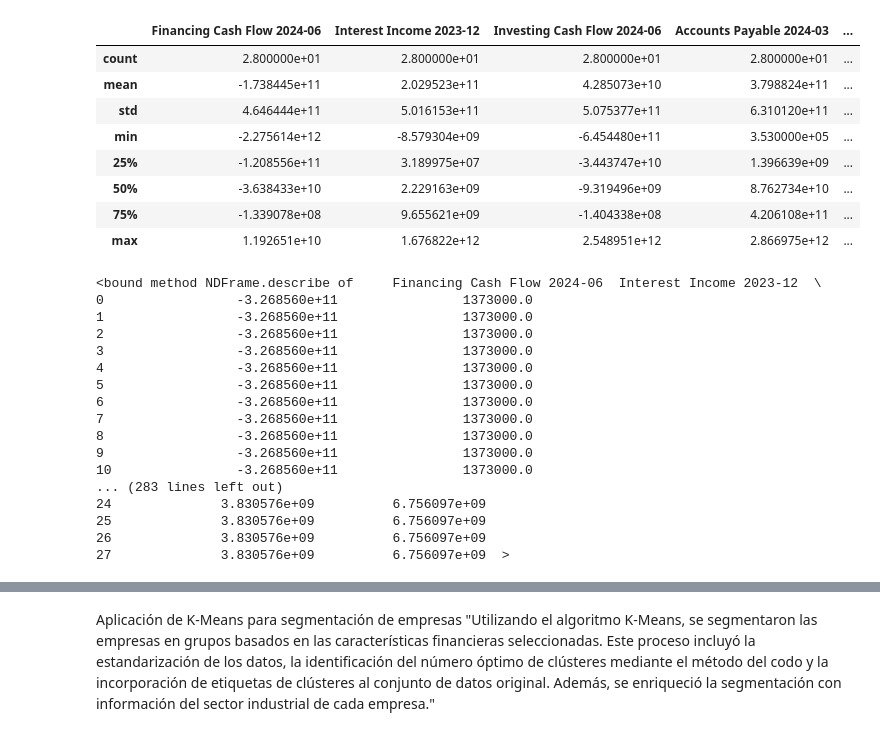
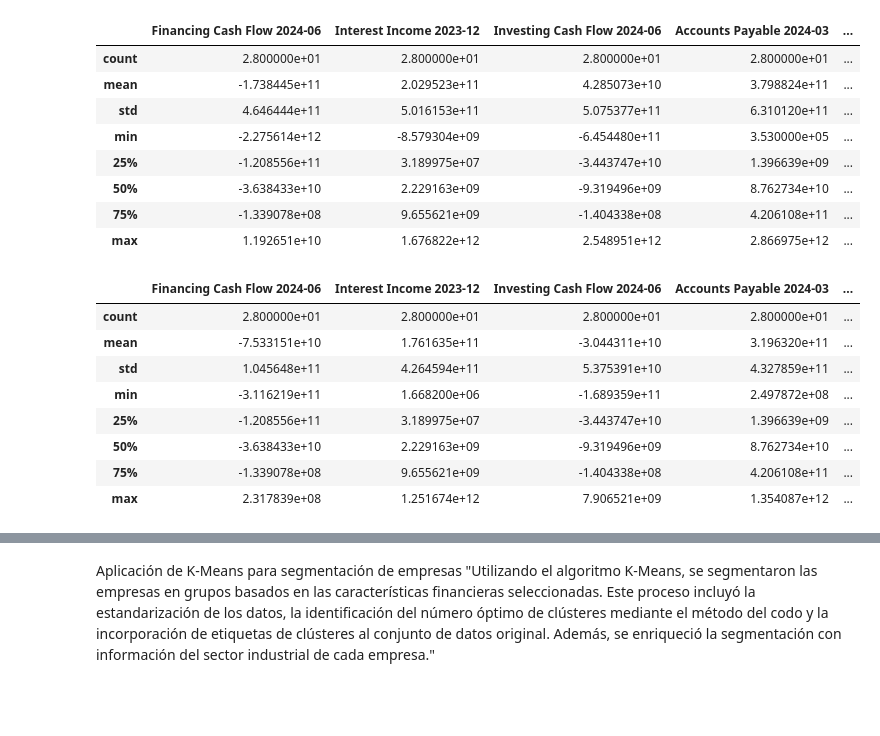
Before and after one commit to pabliacci/Finance-python, a Jupyter notebook: IPSA_data_analisis.ipynb, the cells around one changed output, grey strips where cells are left out. Cells and saved outputs as stored; diff of their text form; code cells hidden in the pictures; blank space fills up the shorter version.

```diff
--- a/IPSA_data_analisis.ipynb
+++ b/IPSA_data_analisis.ipynb
@@ -649,36 +600,27 @@ filtered_df.describe()
 | max | 1.192651e+10 | 1.676822e+12 | 2.548951e+12 | 2.866975e+12 | ... |
 # %%
 #Tratamiento de outliers
-from scipy.stats.mstats import winsorize
+# Definir percentiles
+lower_percentile = 0.08
+upper_percentile = 0.92
 
-# Definir los percentiles de corte
-lower_percentile = 0.10
-upper_percentile = 0.90
+# Reemplazar los outliers por el valor en el percentil 5% o 95%
+df_no_outliers = filtered_df.copy()  # Copiar el DataFrame para no modificar el original
 
-# Aplicar la winzorización a cada columna numérica del DataFrame
-df_winsorized = filtered_df.copy()  # Copiar el DataFrame para no modificar el original
+for col in df_no_outliers.select_dtypes(include='number').columns:
+    lower = df_no_outliers[col].quantile(lower_percentile)
+    upper = df_no_outliers[col].quantile(upper_percentile)
 
-for col in df_winsorized.select_dtypes(include='number').columns:
-    df_winsorized[col] = winsorize(df_winsorized[col], limits=(lower_percentile, upper_percentile))
+    df_no_outliers[col] = df_no_outliers[col].clip(lower=lower, upper=upper)
 
-print(df_winsorized)
-
-#no sirve, buscar otra solucion
+df_no_outliers.describe()
 # %% [output]
-<bound method NDFrame.describe of     Financing Cash Flow 2024-06  Interest Income 2023-12  \
-0                 -3.268560e+11                1373000.0
-1                 -3.268560e+11                1373000.0
-2                 -3.268560e+11                1373000.0
-3                 -3.268560e+11                1373000.0
-4                 -3.268560e+11                1373000.0
-5                 -3.268560e+11                1373000.0
-6                 -3.268560e+11                1373000.0
-7                 -3.268560e+11                1373000.0
-8                 -3.268560e+11                1373000.0
-9                 -3.268560e+11                1373000.0
-10                -3.268560e+11                1373000.0
-... (283 lines left out)
-24              3.830576e+09          6.756097e+09
-25              3.830576e+09          6.756097e+09
-26              3.830576e+09          6.756097e+09
-27              3.830576e+09          6.756097e+09  >
+|  | Financing Cash Flow 2024-06 | Interest Income 2023-12 | Investing Cash Flow 2024-06 | Accounts Payable 2024-03 | ... |
+| count | 2.800000e+01 | 2.800000e+01 | 2.800000e+01 | 2.800000e+01 | ... |
+| mean | -7.533151e+10 | 1.761635e+11 | -3.044311e+10 | 3.196320e+11 | ... |
+| std | 1.045648e+11 | 4.264594e+11 | 5.375391e+10 | 4.327859e+11 | ... |
+| min | -3.116219e+11 | 1.668200e+06 | -1.689359e+11 | 2.497872e+08 | ... |
+| 25% | -1.208556e+11 | 3.189975e+07 | -3.443747e+10 | 1.396639e+09 | ... |
+| 50% | -3.638433e+10 | 2.229163e+09 | -9.319496e+09 | 8.762734e+10 | ... |
+| 75% | -1.339078e+08 | 9.655621e+09 | -1.404338e+08 | 4.206108e+11 | ... |
+| max | 2.317839e+08 | 1.251674e+12 | 7.906521e+09 | 1.354087e+12 | ... |
```
Also changed, not shown: parts of 22 cells of this notebook.
